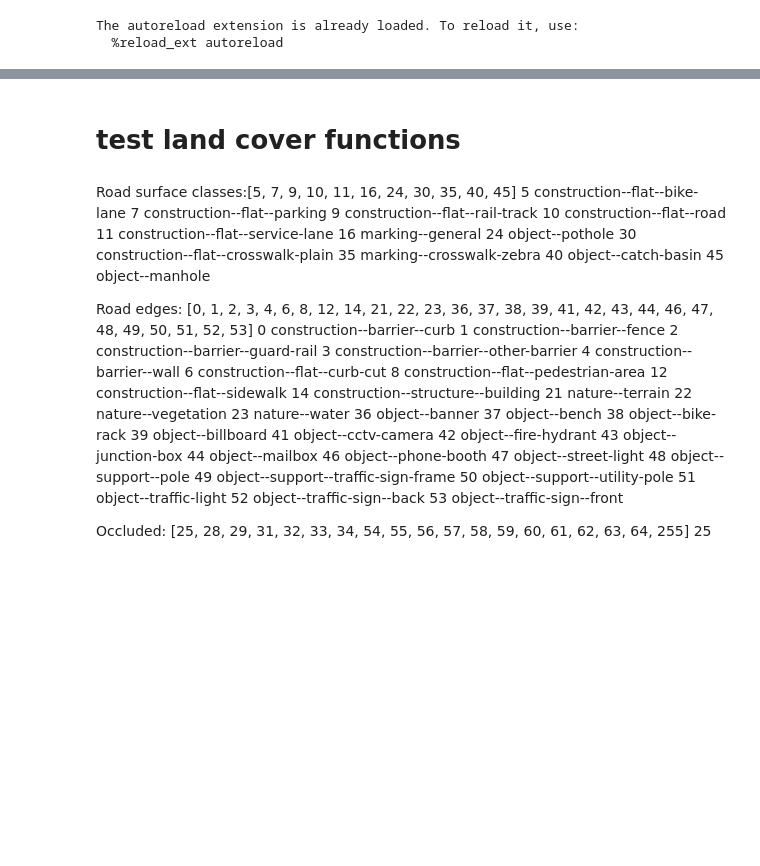
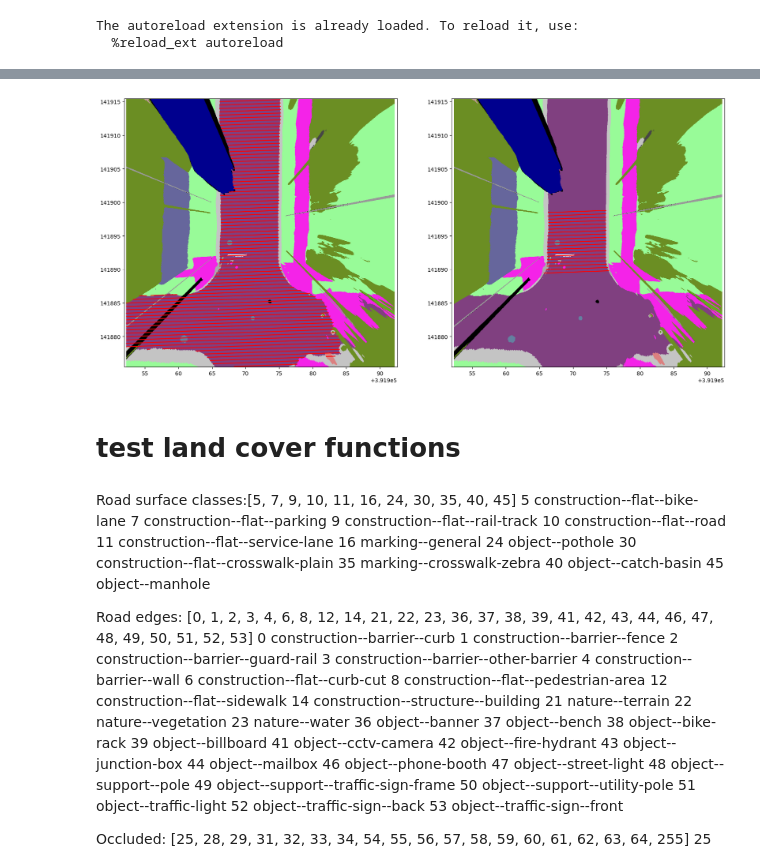
Before and after one commit to gladcolor/street_image_mapping, a Jupyter notebook: image_processing_dev.ipynb, the cells around one changed output, grey strips where cells are left out. Drawn from its saved outputs; the diff is of its cells as text; code cells hidden in the pictures; blank space fills up the shorter version.

Commit message:
Refined: generated dataframe for width measurement.

```diff
--- a/image_processing_dev.ipynb
+++ b/image_processing_dev.ipynb
@@ -17,0 +32,15 @@ The autoreload extension is already loaded. To reload it, use:
+# %%
+# Set the bearing angle
+# Define some helper functions. For the test image (-rJ3uIiYgKJ1rvZqs3L02A_DOM_0.05.tif), this angle is 358
+pano_bearing_deg = 358
+
+img_landcover.scan_width(pano_bearing_deg=pano_bearing_deg, target_ids=[5, 7, 9, 10, 11, 16, 24, 30, 35, 40, 45], interval_pix=10)
+
+# The measurements will be invalid when touching the moving objects such as vehicle and people.
+img_landcover.set_invalid_touch(touch_ids=[25, 28, 29, 31, 32, 33, 34, 54, 55, 56, 57, 58, 59, 60, 61, 62, 63, 64, 255])
+
+# The measurements will be valid when both ends touching the fixed objects such as curb and fence.
+img_landcover.set_valid_touch(touch_ids=[0, 1, 2, 3, 4, 6, 8, 12, 14, 21, 22, 23, 36, 37, 38, 39, 41, 42, 43, 44, 46, 47, 48, 49, 50, 51, 52, 53])
+
+# compute the measurement validity
+img_landcover.scanlines_touch_validity(tolerance_pix=6)
@@ -18,3 +64,28 @@ The autoreload extension is already loaded. To reload it, use:
+# %%
+fig, (ax1, ax2) = plt.subplots(nrows=1, ncols=2, figsize=(20, 9))
+ax1.axis('equal')
+ax2.axis('equal')
+
+# img_landcover = sm.Image_landcover(landcover_path=seg_file)
+
+
+img_landcover.draw_img(ax=ax1)
+img_landcover.draw_img(ax=ax2)
+
+lines = img_landcover.scaned_lines_df.drop(columns="file_name")
+lines = np.array(lines)
+for line in lines:
+    # print(line)
+    x1, y1, x2, y2, cover_ratio, length, touch_invalid,	touch_valid = line
+    ax1.plot((x1, x2), (y1, y2), color='red')
+
+    if cover_ratio > 0.95 and length > 3 and touch_invalid == 0:
+        ax2.plot((x1, x2), (y1, y2), color='red')
+# img = plt.imread(seg_file)
+# imgplot =  ax1.imshow(img)
+# img_h, img_w = img.shape[:2]
+# %% [output]
+[figure, added]
 # %% [markdown]
 # test land cover functions
 # %% [markdown]
```
Also changed, not shown: parts of 3 cells of this notebook, 2 other files.
